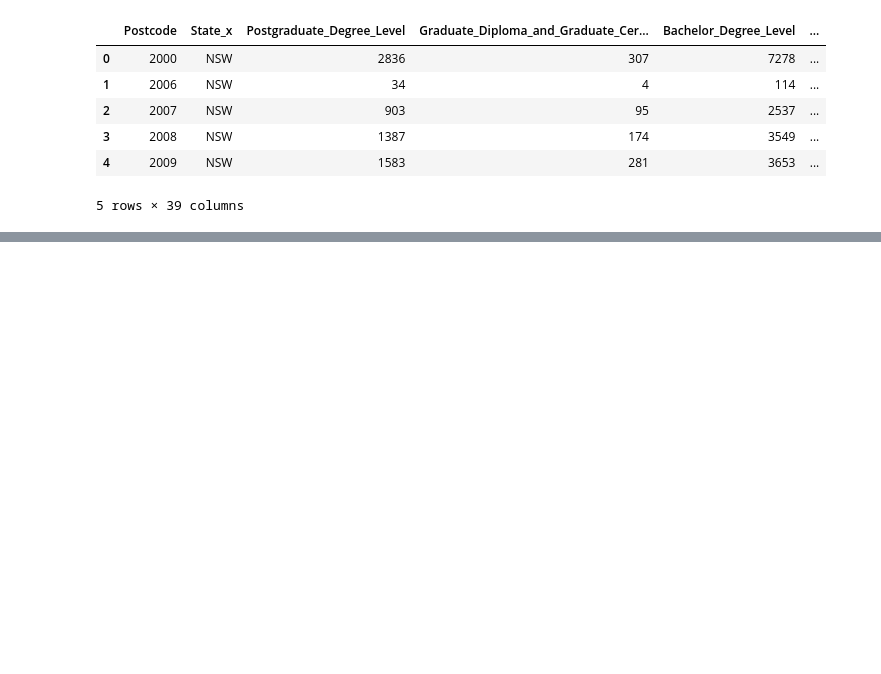
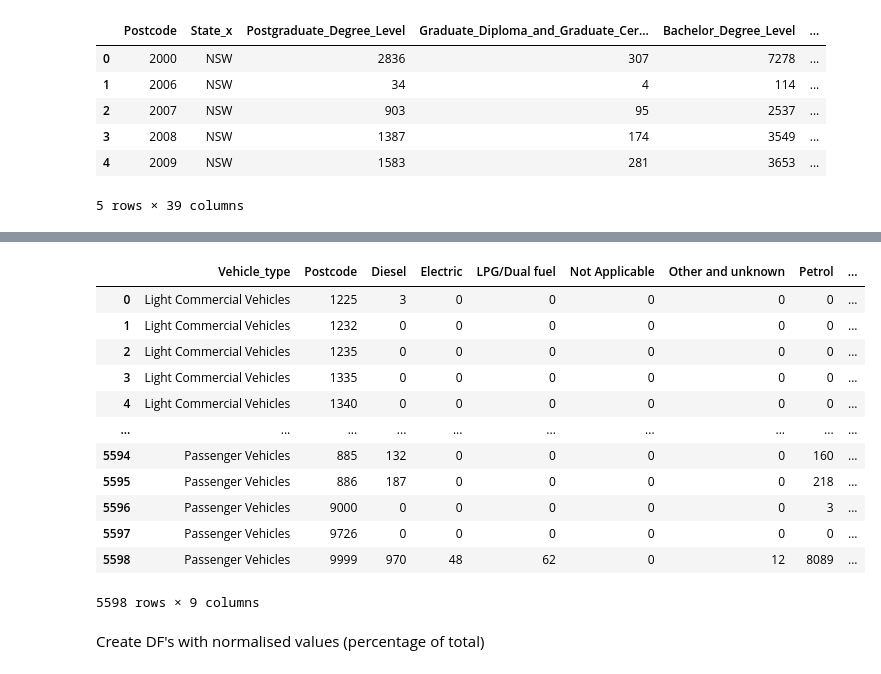
Before and after one commit to JoshMBell/Module_7_Project, a Jupyter notebook: main.ipynb, the cells around one changed output, grey strips where cells are left out. Cells and saved outputs as stored; diff of their text form; code cells hidden in the pictures; blank space fills up the shorter version.

```diff
--- a/main.ipynb
+++ b/main.ipynb
@@ -129,0 +137,19 @@ Scatter showing income by fuel type? maybe 3 types so that we can see the relati
+# %%
+#Same for vehicle types, probably want to filter out
+FuelType_2021_df
+# %% [output]
+|  | Vehicle_type | Postcode | Diesel | Electric | LPG/Dual fuel | Not Applicable | Other and unknown | Petrol | ... |
+| 0 | Light Commercial Vehicles | 1225 | 3 | 0 | 0 | 0 | 0 | 0 | ... |
+| 1 | Light Commercial Vehicles | 1232 | 0 | 0 | 0 | 0 | 0 | 0 | ... |
+| 2 | Light Commercial Vehicles | 1235 | 0 | 0 | 0 | 0 | 0 | 0 | ... |
+| 3 | Light Commercial Vehicles | 1335 | 0 | 0 | 0 | 0 | 0 | 0 | ... |
+| 4 | Light Commercial Vehicles | 1340 | 0 | 0 | 0 | 0 | 0 | 0 | ... |
+| ... | ... | ... | ... | ... | ... | ... | ... | ... | ... |
+| 5594 | Passenger Vehicles | 885 | 132 | 0 | 0 | 0 | 0 | 160 | ... |
+| 5595 | Passenger Vehicles | 886 | 187 | 0 | 0 | 0 | 0 | 218 | ... |
+| 5596 | Passenger Vehicles | 9000 | 0 | 0 | 0 | 0 | 0 | 3 | ... |
+| 5597 | Passenger Vehicles | 9726 | 0 | 0 | 0 | 0 | 0 | 0 | ... |
+| 5598 | Passenger Vehicles | 9999 | 970 | 48 | 62 | 0 | 12 | 8089 | ... |
+5598 rows × 9 columns
+# %% [markdown]
+Create DF's with normalised values (percentage of total)
```
Also changed, not shown: parts of 14 cells of this notebook, 1 other file.
